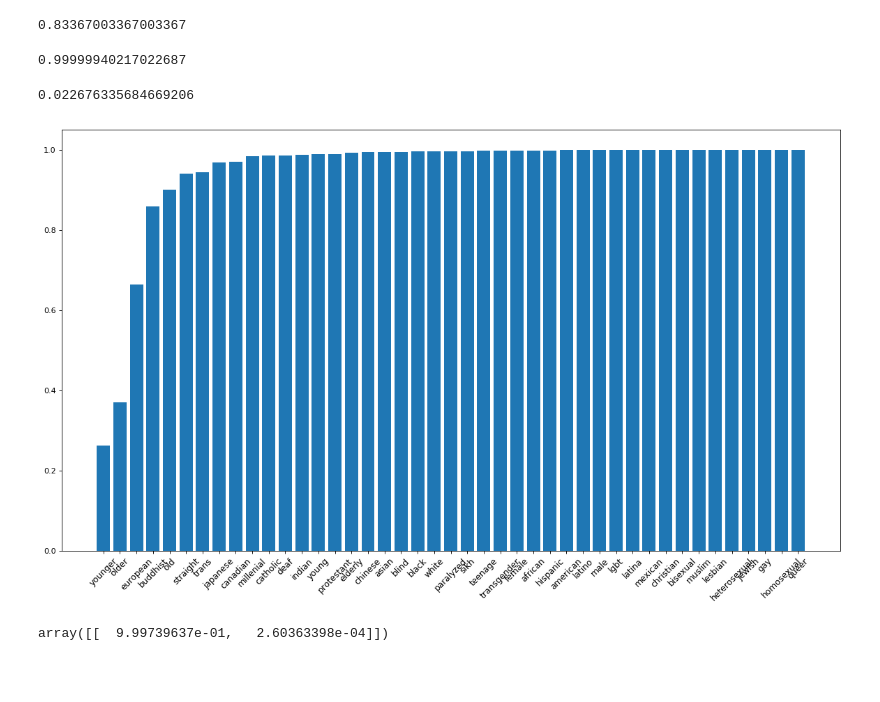
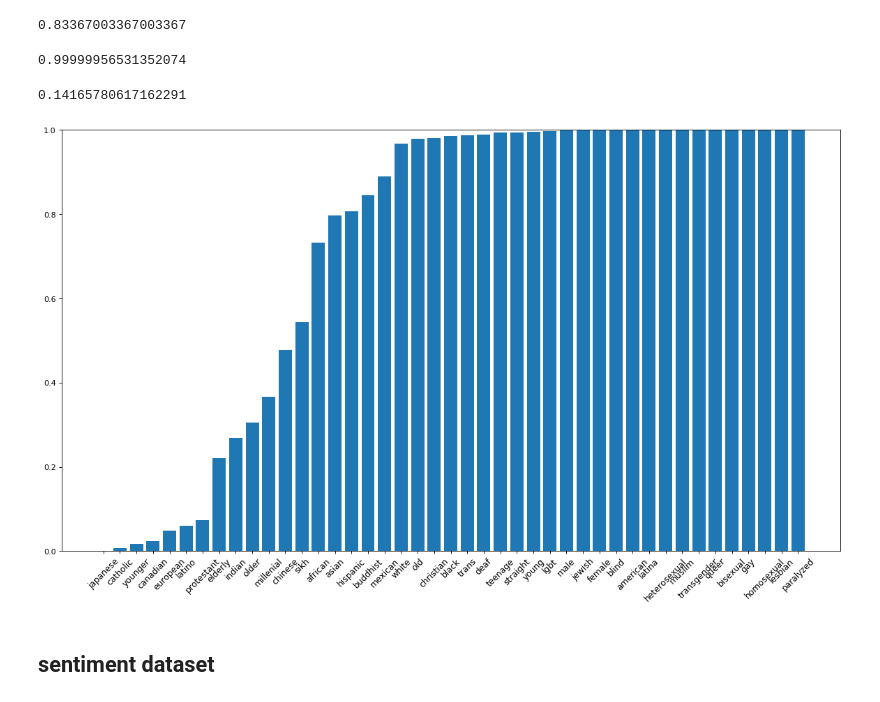
Before and after one commit to ChristopherSweeney/AIFairness, a Jupyter notebook: Classical_debiasing.ipynb, the cells around one changed output. Saved outputs shown, nothing was run; the diff lists cells and outputs as text; code cells hidden in the pictures; blank space fills up the shorter version.

```diff
--- a/Classical_debiasing.ipynb
+++ b/Classical_debiasing.ipynb
@@ -246,16 +173,12 @@ preds = clf1.predict(principalComponents1)
 (preds == test_targets).mean()
 # %% [output]
 0.83367003367003367
-# %%
-text_to_toxicity(clf1,embeddings,"hello bitch")
-# %% [output]
-0.99999940217022687
 # %%
 def words_to_toxicity(model,embeddings,words):
     words = filter(lambda x: x in embeddings,[x.lower() for x in words])
     if len(words)>0:
         vector = np.mean(embeddings[words],axis = 0)
-        prob = model.predict_proba(pca.transform([vector]))
+        prob = model.predict_proba([vector])
         return prob[0][0]
     else: return 0;
 # %%
@@ -271,26 +194,29 @@ def identity_toxicity_table():
     toxicities = []
     for word in sorted(identities):
         if word in embeddings:
-            toxicities.append(text_to_toxicity(clf1, embeddings,word.lower()))
+            toxicities.append(text_to_toxicity(clf, embeddings,word.lower()))
             words.append(word)
     toxicities, words = zip(*sorted(zip(toxicities, words),key=lambda x : x[0]))
     return toxicities, words
 
 identity_toxicity = identity_toxicity_table()
+# %%
+text_to_toxicity(clf,embeddings,"sexual")
+# %% [output]
+0.99999956531352074
 # %%
 np.var(identity_toxicity[0])
 # %% [output]
-0.022676335684669206
+0.14165780617162291
 # %%
 %matplotlib inline
 plt.figure(figsize=(18, 10), dpi= 80, facecolor='w', edgecolor='k')
 index = np.arange(len(identity_toxicity[1]))
 plt.bar(index,identity_toxicity[0])
 plt.xticks(index, identity_toxicity[1], fontsize=11, rotation=45)
+plt.ylim(top=1,bottom=0)
 plt.show()
 # %% [output]
-[figure, old version]
+[figure, new version]
-# %%
-clf.predict_proba([embeddings["blind"]])
-# %% [output]
-array([[  9.99739637e-01,   2.60363398e-04]])
+# %% [markdown]
+## sentiment dataset
```
Also changed, not shown: parts of 25 cells of this notebook.
